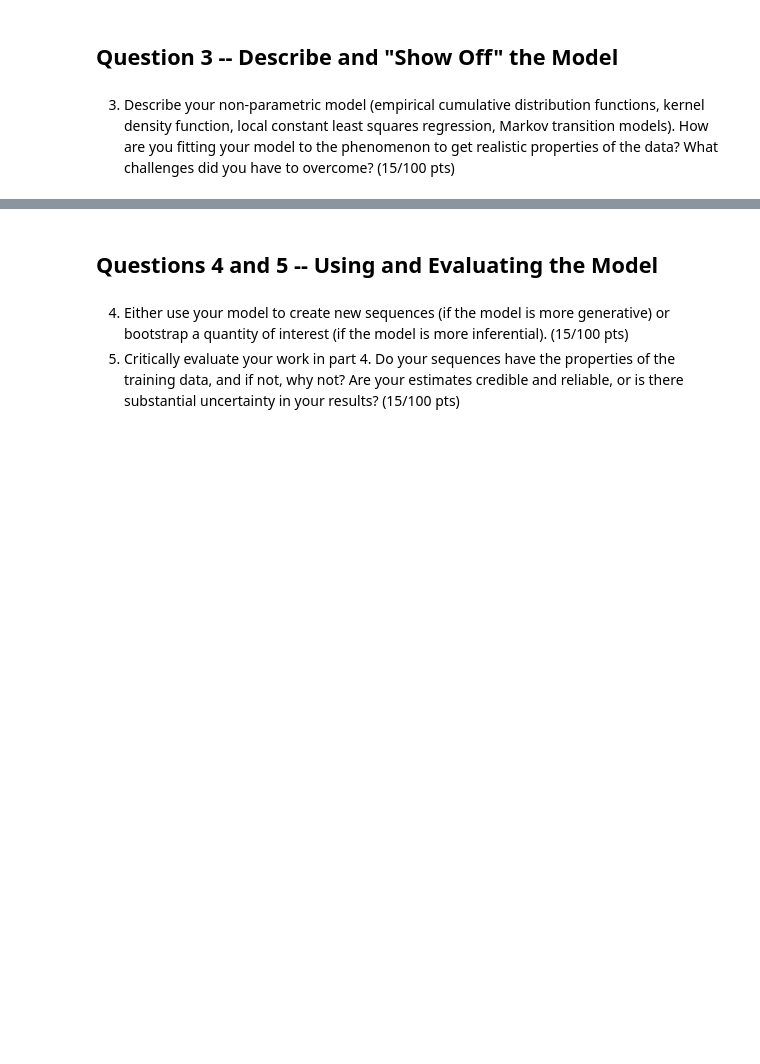
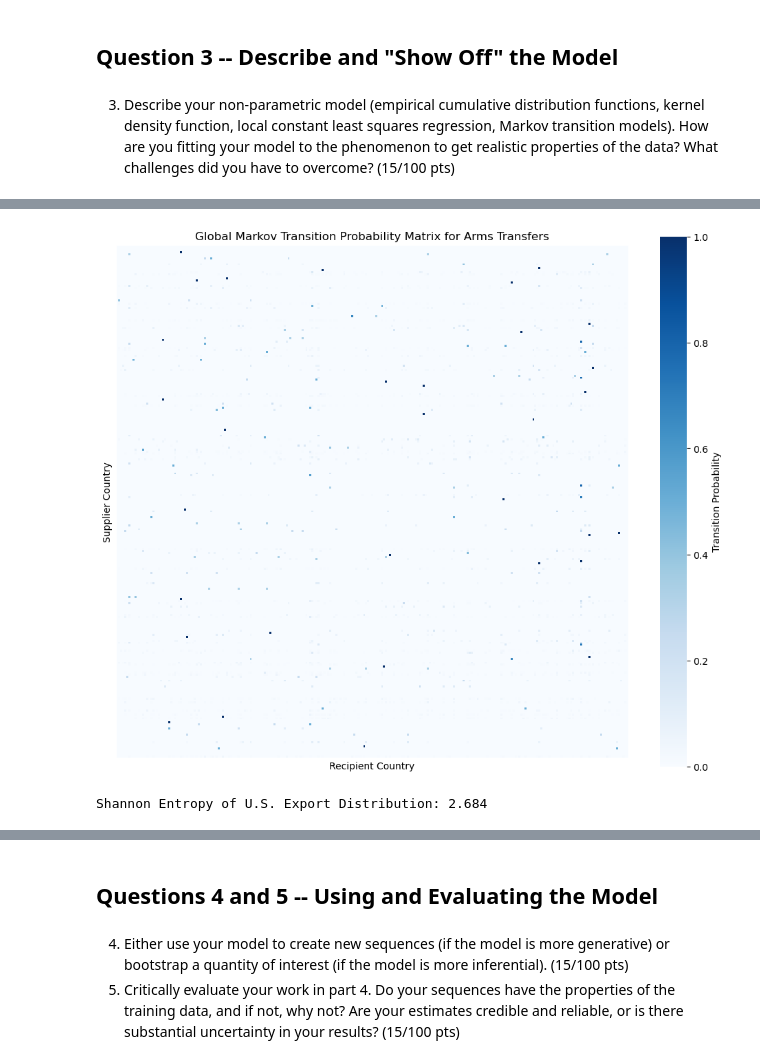
Before and after one commit to mwdunlap2004/understanding_uncertainty_assignments, a Jupyter notebook: Project1Notebook.ipynb, the cells around one changed output, grey strips where cells are left out. Drawn from its saved outputs; the diff is of its cells as text; code cells hidden in the pictures; blank space fills up the shorter version.

```diff
--- a/Project1Notebook.ipynb
+++ b/Project1Notebook.ipynb
@@ -149,0 +124,22 @@ Text(120.7222222222222, 0.5, 'Supplier Country')
+# %%
+# Step 2: Normalize transition counts to probabilities
+
+# Compute total outgoing transfers per supplier
+row_sums = transition_counts.sum(axis=1, keepdims=True)
+
+# Avoid division by zero for suppliers with no outgoing transfers
+transition_probs = np.divide(
+    transition_counts,
+    row_sums,
+    out=np.zeros_like(transition_counts),
+    where=row_sums != 0
+)
+
+# Convert to DataFrame for readability
+transition_df = pd.DataFrame(
+    np.round(transition_probs, 4),
+    index=countries,
+    columns=countries
+)
+
+transition_df.head(10)
@@ -149,0 +215,27 @@ Text(120.7222222222222, 0.5, 'Supplier Country')
+# %%
+# Global Transition Matrix Heatmap
+
+plt.figure(figsize=(12,10))
+sns.heatmap(
+    transition_df,
+    cmap="Blues",
+    cbar_kws={'label': 'Transition Probability'},
+    square=True,
+    xticklabels=False,
+    yticklabels=False
+)
+plt.title("Global Markov Transition Probability Matrix for Arms Transfers")
+plt.xlabel("Recipient Country")
+plt.ylabel("Supplier Country")
+plt.show()
+# %% [output]
+[figure, added]
+# %%
+# Diversity / Concentration Metric
+
+from scipy.stats import entropy
+
+us_entropy = entropy(us_top_exports)
+print("Shannon Entropy of U.S. Export Distribution:", round(us_entropy, 3))
+# %% [output]
+Shannon Entropy of U.S. Export Distribution: 2.684
```
Also changed, not shown: parts of 22 cells of this notebook, 1 other file.
